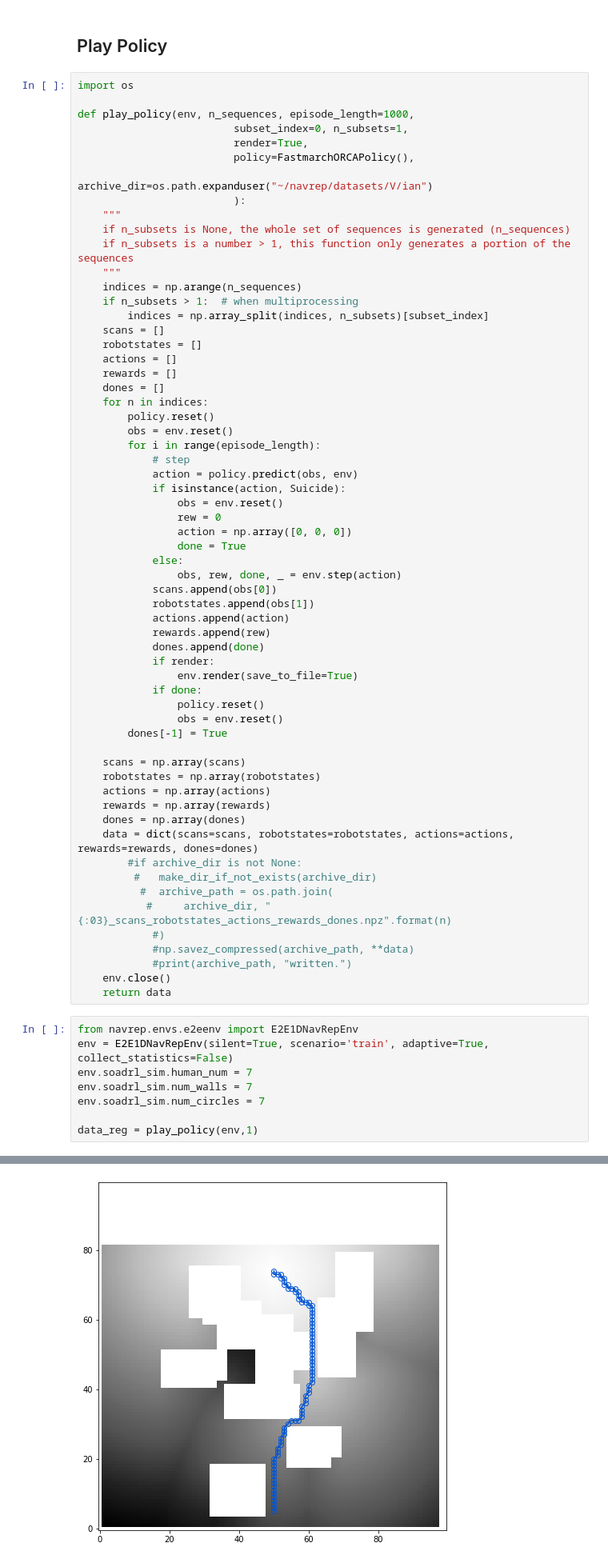
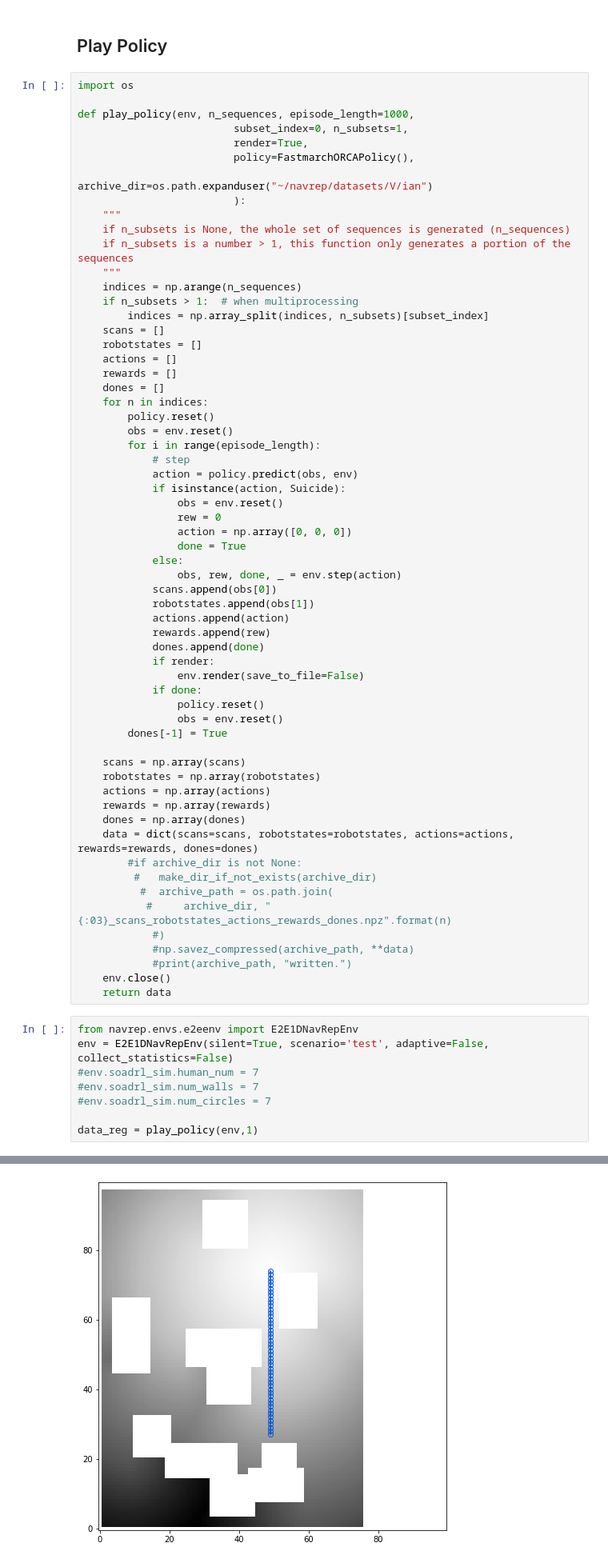
Before and after one commit to Makuh17/navrep, a Jupyter notebook: jupyter_tests/fastmarch_ORCA_test.ipynb, the cells around one changed output, grey strips where cells are left out. Shown at 80% size. Drawn from its saved outputs; the diff is of its cells as text.

```diff
--- a/jupyter_tests/fastmarch_ORCA_test.ipynb
+++ b/jupyter_tests/fastmarch_ORCA_test.ipynb
@@ -149,7 +151,7 @@ def play_policy(env, n_sequences, episode_length=1000,
             rewards.append(rew)
             dones.append(done)
             if render:
-                env.render(save_to_file=True)
+                env.render(save_to_file=False)
             if done:
                 policy.reset()
                 obs = env.reset()
@@ -172,10 +174,10 @@ def play_policy(env, n_sequences, episode_length=1000,
     return data
 # %%
 from navrep.envs.e2eenv import E2E1DNavRepEnv
-env = E2E1DNavRepEnv(silent=True, scenario='train', adaptive=True, collect_statistics=False)
-env.soadrl_sim.human_num = 7
-env.soadrl_sim.num_walls = 7
-env.soadrl_sim.num_circles = 7
+env = E2E1DNavRepEnv(silent=True, scenario='test', adaptive=False, collect_statistics=False)
+#env.soadrl_sim.human_num = 7
+#env.soadrl_sim.num_walls = 7
+#env.soadrl_sim.num_circles = 7
 
 data_reg = play_policy(env,1)
 # %% [output]
@@ -236 +239 @@ vx:  0.05019929632544522 vy:  0.7621198296546936 v:  0.7637713035355996
-[figure, old version]
+[figure, new version]
```
Also changed, not shown: parts of 2 cells of this notebook, 2 other files.
